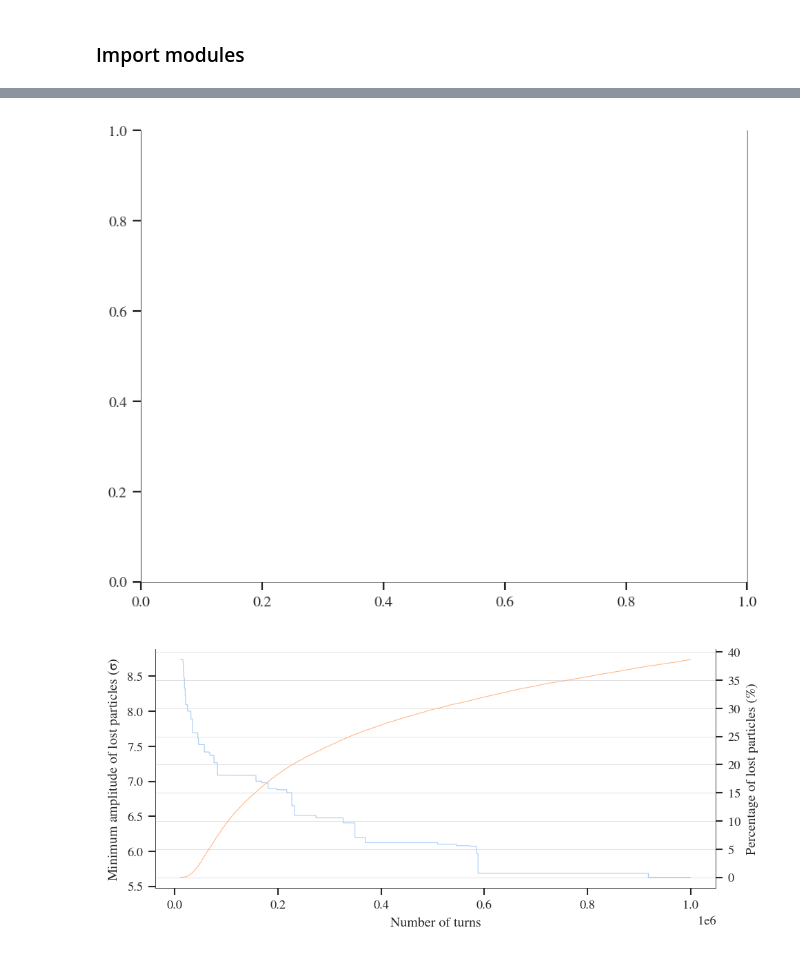
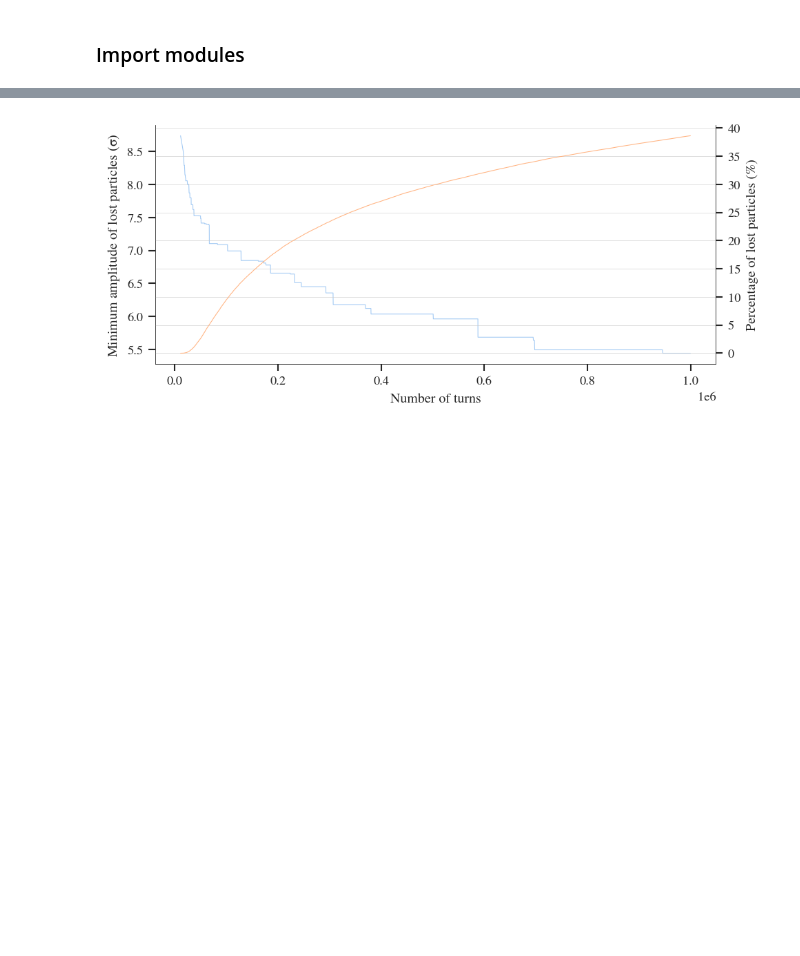
Before and after one commit to ColasDroin/DA_IPAC_2024, a Jupyter notebook: studies/analysis/analysis_convergence_DA.ipynb, the cells around one changed output, grey strips where cells are left out. Drawn from its saved outputs; the diff is of its cells as text; code cells hidden in the pictures; blank space fills up the shorter version.

```diff
--- a/studies/analysis/analysis_convergence_DA.ipynb
+++ b/studies/analysis/analysis_convergence_DA.ipynb
@@ -12,14 +12,15 @@ import seaborn as sns
 from matplotlib.cm import ScalarMappable
 import os
 import shutil
+from scipy.stats import bootstrap
 import matplotlib.pyplot as plt
 import matplotlib.animation as animation
 from matplotlib.animation import FuncAnimation
 
-def apply_better_style(right_ax = False):
+def apply_better_style(right_ax = False, left_ax = True):
     # Apply better style
     sns.set_theme(style="whitegrid")
-    custom_params = {"axes.spines.right": right_ax, "axes.spines.top": False}
+    custom_params = {"axes.spines.right": right_ax,"axes.spines.left": left_ax, "axes.spines.top": False}
     sns.set_theme(style="ticks", rc=custom_params)
     #sns.set(font='Adobe Devanagari')
     sns.set_context("paper", font_scale=1, rc={"lines.linewidth": 0.5, "grid.linewidth": 0.3, 'axes.linewidth': 0.3})
@@ -34,25 +35,29 @@ def apply_better_style(right_ax = False):
     matplotlib.rcParams['figure.dpi'] = 150
     matplotlib.rcParams['savefig.dpi'] = 150
 # %%
+# Get output data
 df_sim_1 = pd.read_parquet("/home/HPC/cdroin/DA_statistics_GPU/studies/scans/statistics_eol_massive/base_collider/xtrack_0000/output_particles.parquet")
 df_sim_2 = pd.read_parquet("/home/HPC/cdroin/DA_statistics_GPU/studies/scans/statistics_eol_massive/base_collider/xtrack_0000_repr/output_particles.parquet")
 
+l_df_sim =[df_sim_1,df_sim_2]+[pd.read_parquet(f"/home/HPC/cdroin/DA_statistics_GPU/studies/scans/statistics_eol_massive/base_collider/xtrack_0000_repr_{i}/output_particles.parquet") for i in range(2,5)]
+
 # Rename column x to x_init and y to y_init
-df_sim_1 = df_sim_1.rename(columns={"x": "x_final", "y": "y_final"})
-df_sim_2 = df_sim_2.rename(columns={"x": "x_final", "y": "y_final"})
+l_df_sim = [df_sim.rename(columns={"x": "x_final", "y": "y_final"}) for df_sim in l_df_sim]
 
-
+# Get input data
 df_particle_1 = pd.read_parquet("/home/HPC/cdroin/DA_statistics_GPU/studies/scans/statistics_eol_massive/base_collider/xtrack_0000/particles/00.parquet")
 df_particle_2 = pd.read_parquet("/home/HPC/cdroin/DA_statistics_GPU/studies/scans/statistics_eol_massive/base_collider/xtrack_0000_repr/particles/00.parquet")
 
-df_sim_1 = pd.merge(df_sim_1, df_particle_1, on=["particle_id"])
-df_sim_1 = df_sim_1[['at_turn', 'state', "x", "y"]]
+l_df_particle = [df_particle_1,df_particle_2]+[pd.read_parquet(f"/home/HPC/cdroin/DA_statistics_GPU/studies/scans/statistics_eol_massive/base_collider/xtrack_0000_repr_{i}/particles/00.parquet") for i in range(2,5)]
 
-df_sim_2 = pd.merge(df_sim_2, df_particle_2, on=["particle_id"])
-df_sim_2 = df_sim_2[['at_turn', 'state', "x", "y"]]
+# Merge dataframe and only keep the columns we need
+l_df_sim = [pd.merge(df_sim, df_particle, on=["particle_id"]) for df_sim, df_particle in zip(l_df_sim, l_df_particle)]
+l_df_sim = [df_sim[['at_turn', 'state', "x", "y"]] for df_sim in l_df_sim]
 
 # Concatenate both df
-df_sim = pd.concat([df_sim_1, df_sim_2], ignore_index = True)
+df_sim = pd.concat(l_df_sim, ignore_index = True)
+# add a column amplitude
+df_sim.loc[:,"amplitude"] = np.sqrt(df_sim["x"]**2 + df_sim["y"]**2)
 
 
 df_sim_survived = df_sim[df_sim['state'] == 1]
@@ -92,4 +64,0 @@ df_sim_lost
-# %%
-# Add a column with amplitude
-df_sim_survived.loc[:,"amplitude"] = np.sqrt(df_sim_survived["x"]**2 + df_sim_survived["y"]**2)
-df_sim_lost.loc[:,"amplitude"] = np.sqrt(df_sim_lost["x"]**2 + df_sim_lost["y"]**2)
@@ -149,25 +106,24 @@ df_sim_lost['percent_lost'] = df_sim_lost['at_turn'].apply(lambda x: len(df_sim_
 # %%
 apply_better_style(right_ax = True)
 
 # Plot evolution of minimum amplitude of particles lost and number of particles lost vs number of turns
 # Do the plot with each lineplot having its own y-axis
 l_colors = sns.color_palette("pastel")
 
 fig, ax1 = plt.subplots(figsize=(7, 3))
 ax2 = ax1.twinx()
-sns.lineplot(data=df_sim_lost[:], x="at_turn", y="min_amplitude", ax=ax1, color=l_colors[0])
-sns.lineplot(data=df_sim_lost[:], x="at_turn", y="percent_lost", ax=ax2, color=l_colors[1])
+sns.lineplot(data=df_sim_lost[::10], x="at_turn", y="min_amplitude", ax=ax1, color=l_colors[0])
+sns.lineplot(data=df_sim_lost[::10], x="at_turn", y="percent_lost", ax=ax2, color=l_colors[1])
 ax1.set_xlabel("Number of turns")
 ax1.set_ylabel(r"Minimum amplitude of lost particles ($\sigma$)")
 ax2.set_ylabel("Percentage of lost particles (%)")
 #ax1.set_title("Minimum amplitude of lost particles and percentage of lost particles vs number of turns")
 # ax1.legend(loc='upper left')
 # ax2.legend(loc='upper right')
 plt.grid()
 plt.show()
 # %% [output]
-[figure, old version]
+[figure, new version]
-[figure, removed]
 # %%
 apply_better_style()
 
```
Also changed, not shown: parts of 17 cells of this notebook, 1 other file.
